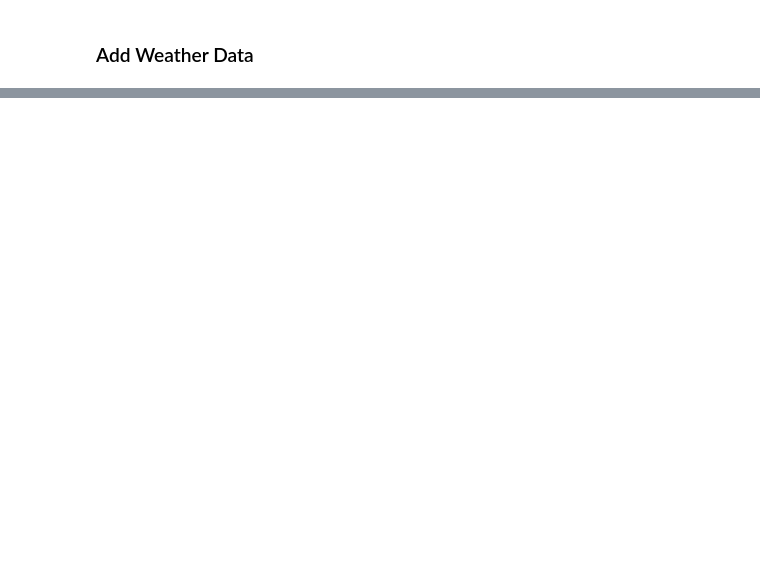
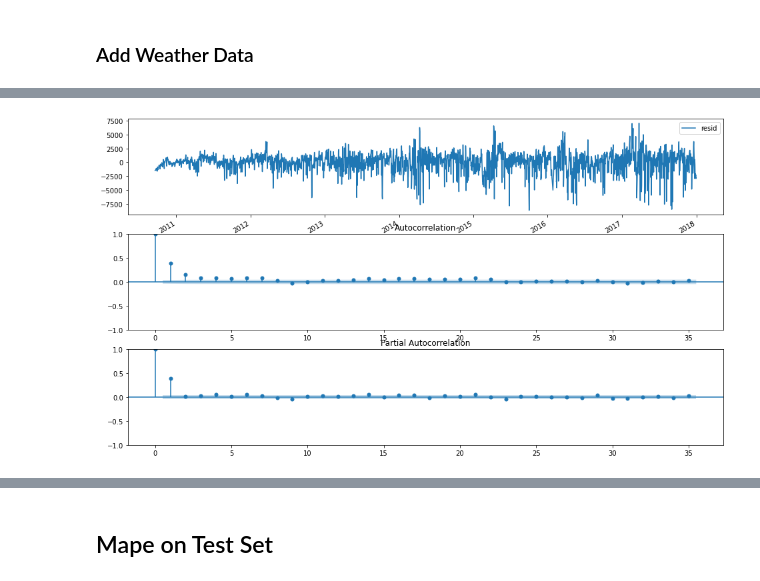
Before and after one commit to ichbinallen/two_wheel_forecast, a Jupyter notebook: notebooks/SimpleProphet.ipynb, the cells around one changed output, grey strips where cells are left out. Drawn from its saved outputs; the diff is of its cells as text; code cells hidden in the pictures; blank space fills up the shorter version.

```diff
--- a/notebooks/SimpleProphet.ipynb
+++ b/notebooks/SimpleProphet.ipynb
@@ -192,5 +134,8 @@ plt.show()
 [figure]
 [interactive output not drawn]
 # %%
-foo = forecast3.merge(trips[["ds", "y"]], how="left", on="ds")
+residuals = forecast3.merge(trips[["ds", "y"]], how="left", on="ds")[
+    ["ds", "y", "yhat"]
+]
+residuals
 # %% [output]
@@ -207,0 +156,4 @@ foo.plot.scatter(x="ds", y="resid")
+# %%
+residuals["resid"] = residuals.y - residuals.yhat
+residuals = residuals[["ds", "resid"]]
+residuals.set_index("ds", inplace=True)
@@ -207,0 +162,8 @@ foo.plot.scatter(x="ds", y="resid")
+# %%
+fig, (ax1, ax2, ax3) = plt.subplots(3, 1)
+residuals.plot(legend="residuals", ax=ax1)
+plot_acf(residuals, ax=ax2)
+plot_pacf(residuals, ax=ax3)
+plt.show()
+# %% [output]
+[figure, added]
@@ -207,0 +171,2 @@ foo.plot.scatter(x="ds", y="resid")
+# %% [markdown]
+## Mape on Test Set
```
Also changed, not shown: parts of 23 cells of this notebook, 1 other file.
